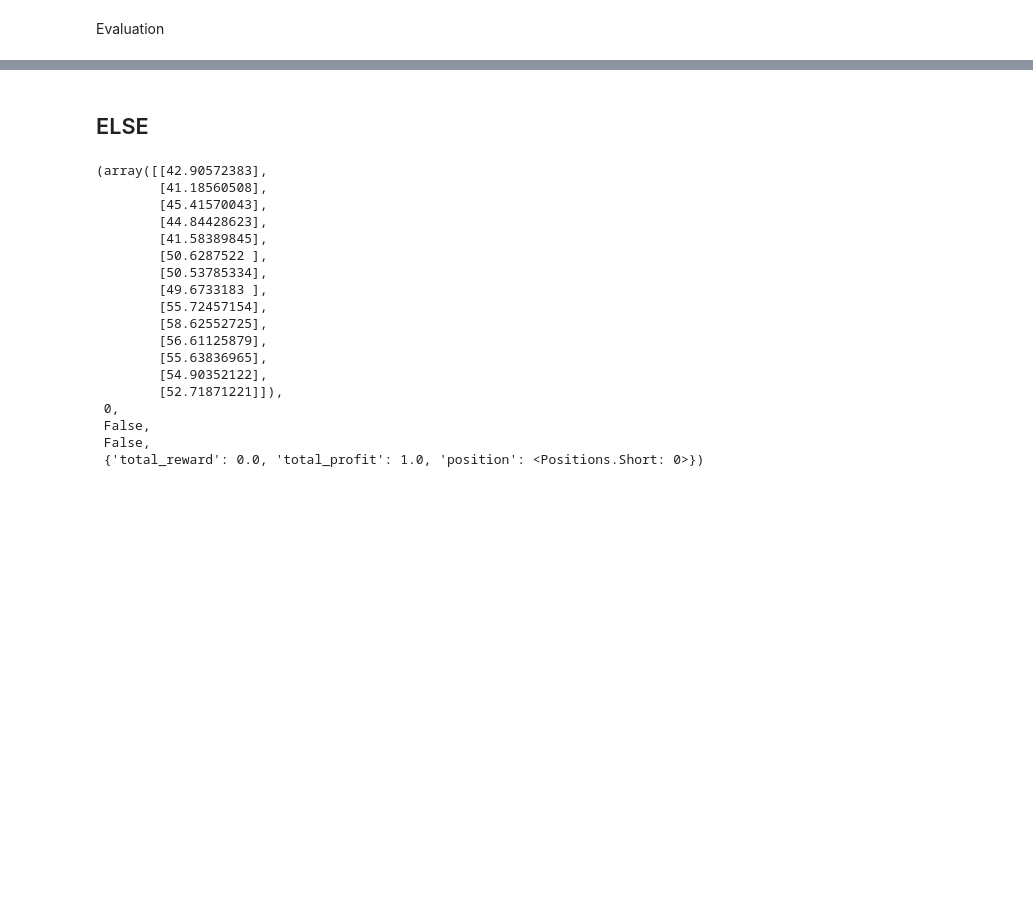
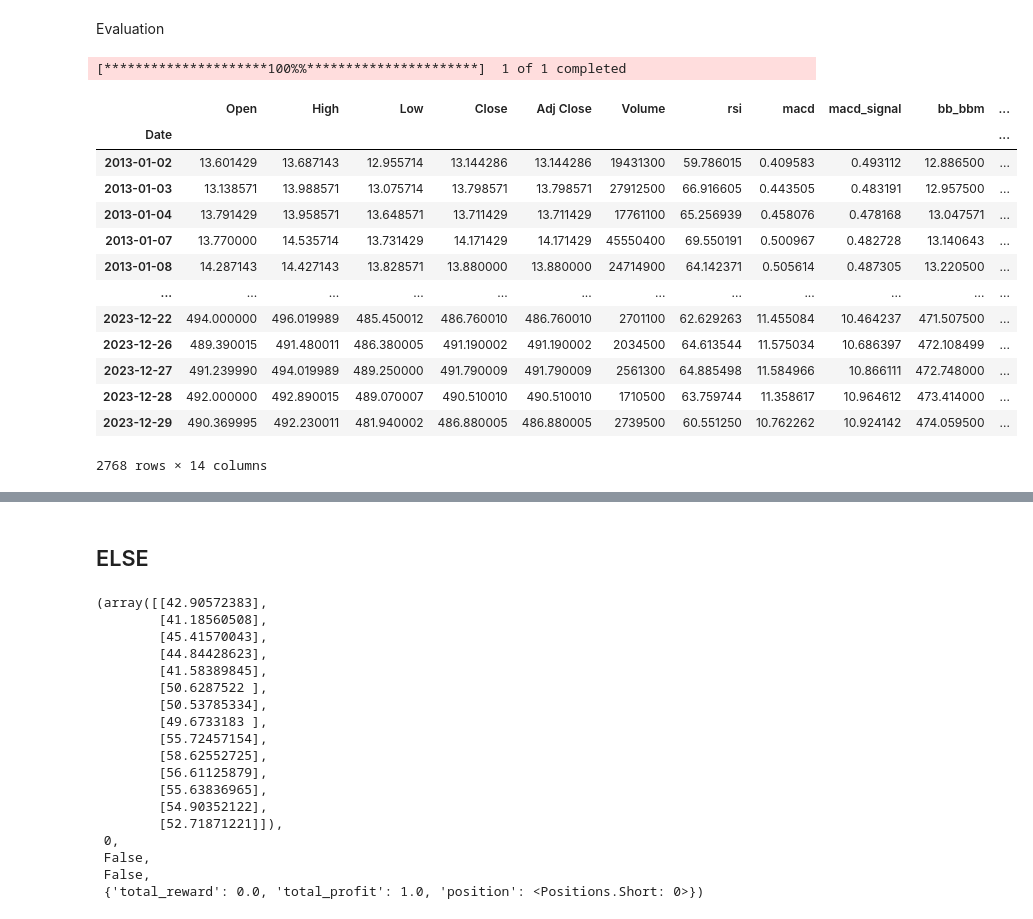
Before and after one commit to pierouc/Mem-ind, a Jupyter notebook: RL del gran pisky.ipynb, the cells around one changed output, grey strips where cells are left out. Drawn from its saved outputs; the diff is of its cells as text; code cells hidden in the pictures; blank space fills up the shorter version.

```diff
--- a/RL del gran pisky.ipynb
+++ b/RL del gran pisky.ipynb
@@ -118,3 +137,36 @@ AttributeError: 'customEnv' object has no attribute 'current_price'
 # %% [markdown]
 Evaluation
+# %%
+
+data = yf.download('NFLX', start='2010-01-01', end= '2024-01-01',interval="1d")
+prices = np.array(data['Adj Close'].values) #Adj Close prices
+dates = np.array(data.index.values).astype('datetime64[ns]') #Dates
+data['rsi'] = TA.RSI(data,14,column='adj close') #Relative Strength Index (RSI)
+data['macd'] = TA.MACD(data,column='adj close')['MACD'] #MACD Line
+data['macd_signal'] = TA.MACD(data, column='adj close')['SIGNAL'] #MACD Signal Line
+data['bb_bbm'] = TA.BBANDS(data, column='adj close')['BB_MIDDLE'] #Bollinger Bands (BB) middle band (BBM)
+data['bb_bbu'] = TA.BBANDS(data, column='adj close')['BB_UPPER'] #Bollinger Bands (BB) upper band (BBU)
+data['bb_bbl'] = TA.BBANDS(data,column='adj close')['BB_LOWER'] #Bollinger Bands (BB) lower band (BBL)
+data['bb_width'] = TA.BBWIDTH(data,column='adj close') #Bollinger Bands (BB) width
+data['obv'] = TA.OBV(data,'adj close') #On Balance Volume (OBV)
+
+data.fillna(0, inplace=True)
+data = data[data.index > '2013-01-01']
+data
+# %% [output]
+[*********************100%%**********************]  1 of 1 completed
+|  | Open | High | Low | Close | Adj Close | Volume | rsi | macd | macd_signal | bb_bbm | ... |
+| Date |  |  |  |  |  |  |  |  |  |  | ... |
+| 2013-01-02 | 13.601429 | 13.687143 | 12.955714 | 13.144286 | 13.144286 | 19431300 | 59.786015 | 0.409583 | 0.493112 | 12.886500 | ... |
+| 2013-01-03 | 13.138571 | 13.988571 | 13.075714 | 13.798571 | 13.798571 | 27912500 | 66.916605 | 0.443505 | 0.483191 | 12.957500 | ... |
+| 2013-01-04 | 13.791429 | 13.958571 | 13.648571 | 13.711429 | 13.711429 | 17761100 | 65.256939 | 0.458076 | 0.478168 | 13.047571 | ... |
+| 2013-01-07 | 13.770000 | 14.535714 | 13.731429 | 14.171429 | 14.171429 | 45550400 | 69.550191 | 0.500967 | 0.482728 | 13.140643 | ... |
+| 2013-01-08 | 14.287143 | 14.427143 | 13.828571 | 13.880000 | 13.880000 | 24714900 | 64.142371 | 0.505614 | 0.487305 | 13.220500 | ... |
+| ... | ... | ... | ... | ... | ... | ... | ... | ... | ... | ... | ... |
+| 2023-12-22 | 494.000000 | 496.019989 | 485.450012 | 486.760010 | 486.760010 | 2701100 | 62.629263 | 11.455084 | 10.464237 | 471.507500 | ... |
+| 2023-12-26 | 489.390015 | 491.480011 | 486.380005 | 491.190002 | 491.190002 | 2034500 | 64.613544 | 11.575034 | 10.686397 | 472.108499 | ... |
+| 2023-12-27 | 491.239990 | 494.019989 | 489.250000 | 491.790009 | 491.790009 | 2561300 | 64.885498 | 11.584966 | 10.866111 | 472.748000 | ... |
+| 2023-12-28 | 492.000000 | 492.890015 | 489.070007 | 490.510010 | 490.510010 | 1710500 | 63.759744 | 11.358617 | 10.964612 | 473.414000 | ... |
+| 2023-12-29 | 490.369995 | 492.230011 | 481.940002 | 486.880005 | 486.880005 | 2739500 | 60.551250 | 10.762262 | 10.924142 | 474.059500 | ... |
+2768 rows × 14 columns
 # %%
```
Also changed, not shown: parts of 13 cells of this notebook, 2 other files.
